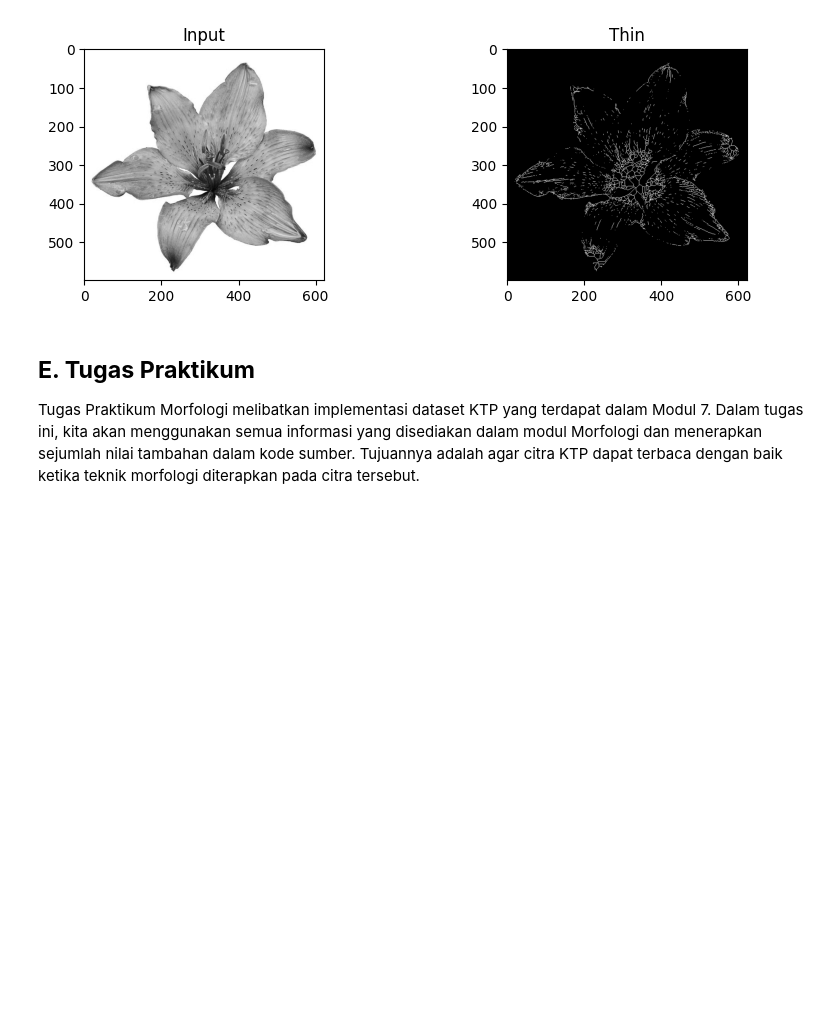
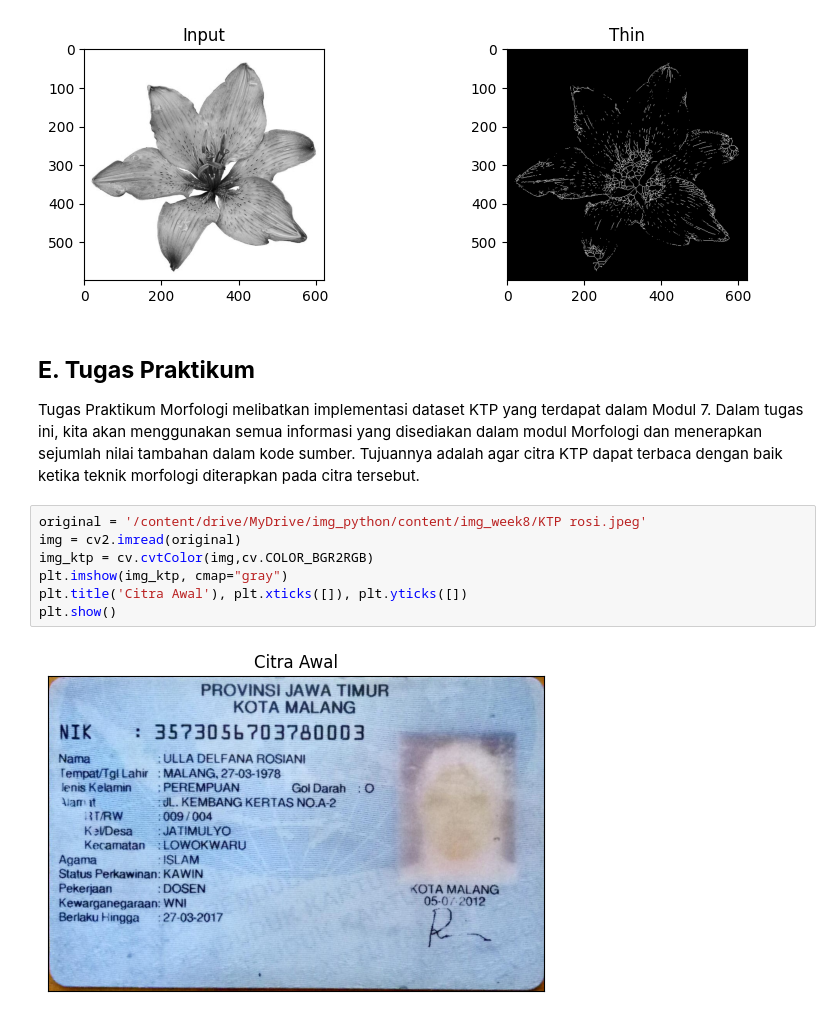
Before and after one commit to RizqiRHuda/PVCK_Semester5, a Jupyter notebook: week8.ipynb, the cells around one changed output. Saved outputs shown, nothing was run; the diff lists cells and outputs as text; blank space fills up the shorter version.

```diff
--- a/week8.ipynb
+++ b/week8.ipynb
@@ -613,3 +613,12 @@ plt.show()
 # %% [markdown]
 ## **E.  Tugas Praktikum**
 Tugas Praktikum Morfologi melibatkan implementasi dataset KTP yang terdapat dalam Modul 7. Dalam tugas ini, kita akan menggunakan semua informasi yang disediakan dalam modul Morfologi dan menerapkan sejumlah nilai tambahan dalam kode sumber. Tujuannya adalah agar citra KTP dapat terbaca dengan baik ketika teknik morfologi diterapkan pada citra tersebut.
+# %%
+original = '/content/drive/MyDrive/img_python/content/img_week8/KTP rosi.jpeg'
+img = cv2.imread(original)
+img_ktp = cv.cvtColor(img,cv.COLOR_BGR2RGB)
+plt.imshow(img_ktp, cmap="gray")
+plt.title('Citra Awal'), plt.xticks([]), plt.yticks([])
+plt.show()
+# %% [output]
+[figure, added]
```
